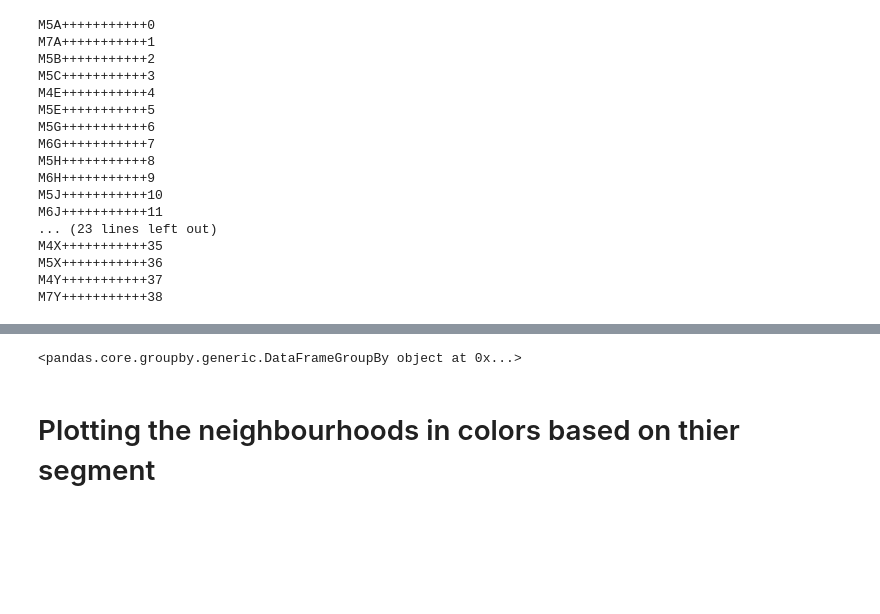
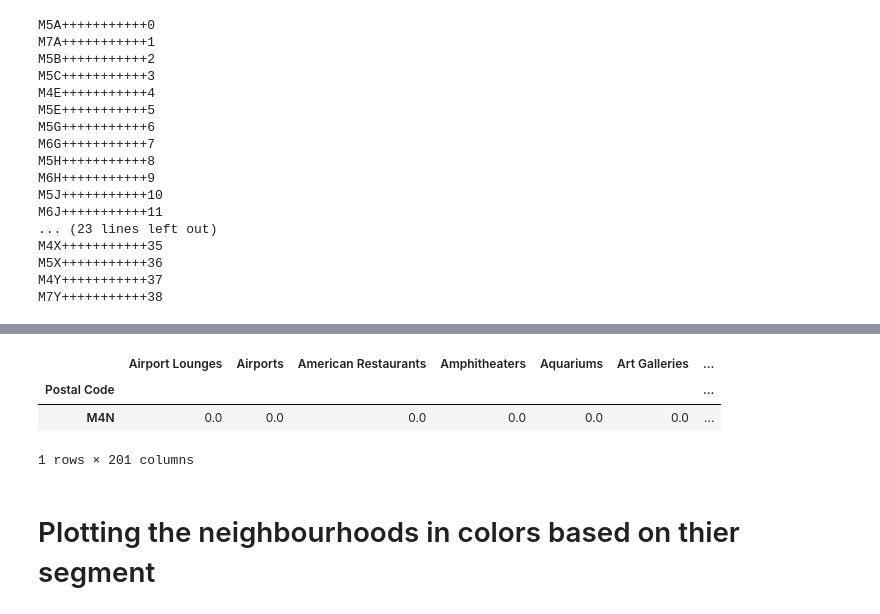
Before and after one commit to amitkrulz/Coursera_Capstone, a Jupyter notebook: TorontoClassification File.ipynb, the cells around one changed output, grey strips where cells are left out. Drawn from its saved outputs; the diff is of its cells as text; code cells hidden in the pictures; blank space fills up the shorter version.

```diff
--- a/TorontoClassification File.ipynb
+++ b/TorontoClassification File.ipynb
@@ -196,12 +196,15 @@ mean_data['Segment'] = kmean.labels_
 # %%
 #mean_data=mean_data.reset_index()
 
-mean_data.groupby('Postal Code')
+#mean_data[mean_data['Segment']==3]
 
 
 #mean_data[mean_data['Postal Code']=='M4E']
 # %% [output]
+|  | Airport Lounges | Airports | American Restaurants | Amphitheaters | Aquariums | Art Galleries | ... |
+| Postal Code |  |  |  |  |  |  | ... |
+| M4N | 0.0 | 0.0 | 0.0 | 0.0 | 0.0 | 0.0 | ... |
-<pandas.core.groupby.generic.DataFrameGroupBy object at 0x...>
+1 rows × 201 columns
 # %% [markdown]
 # Plotting the neighbourhoods in colors based on thier segment
 # %%
```
Also changed, not shown: parts of 12 cells of this notebook.
